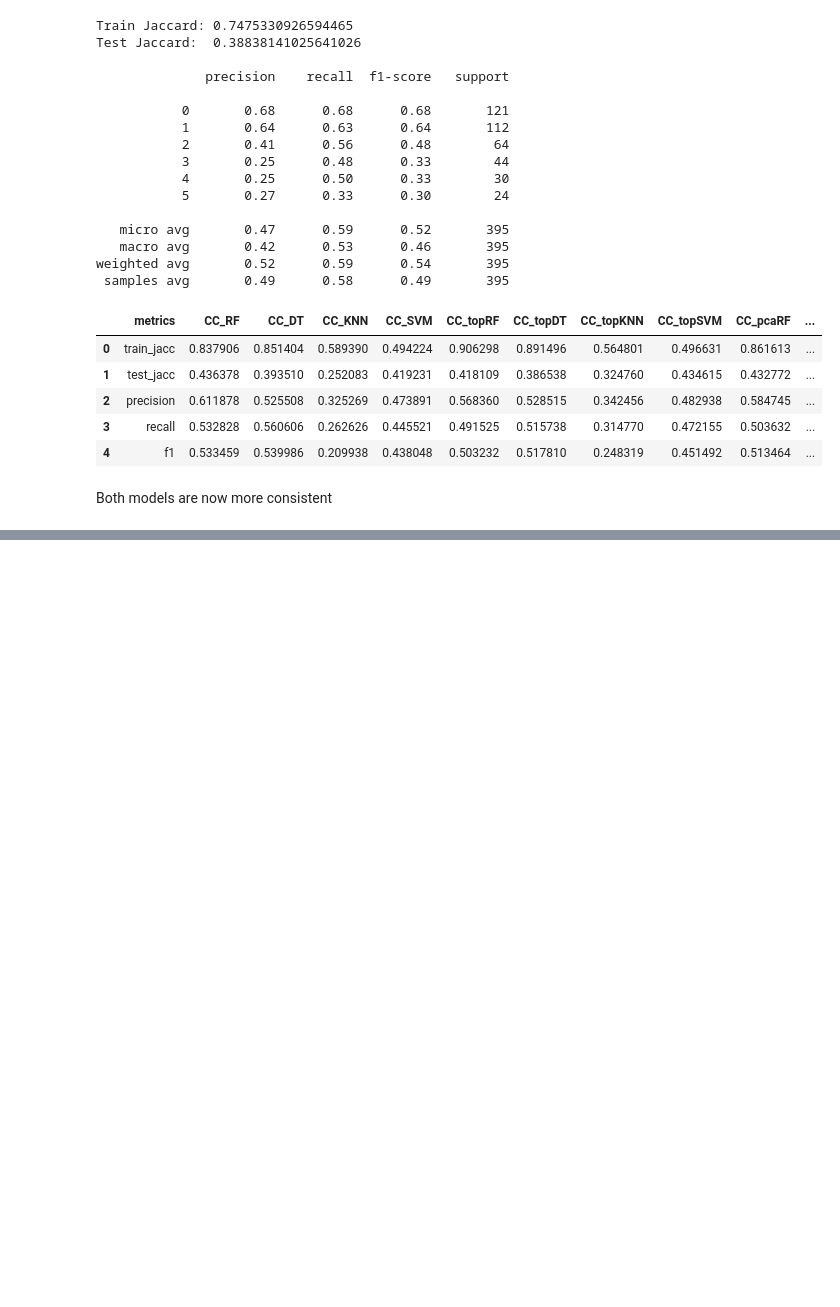
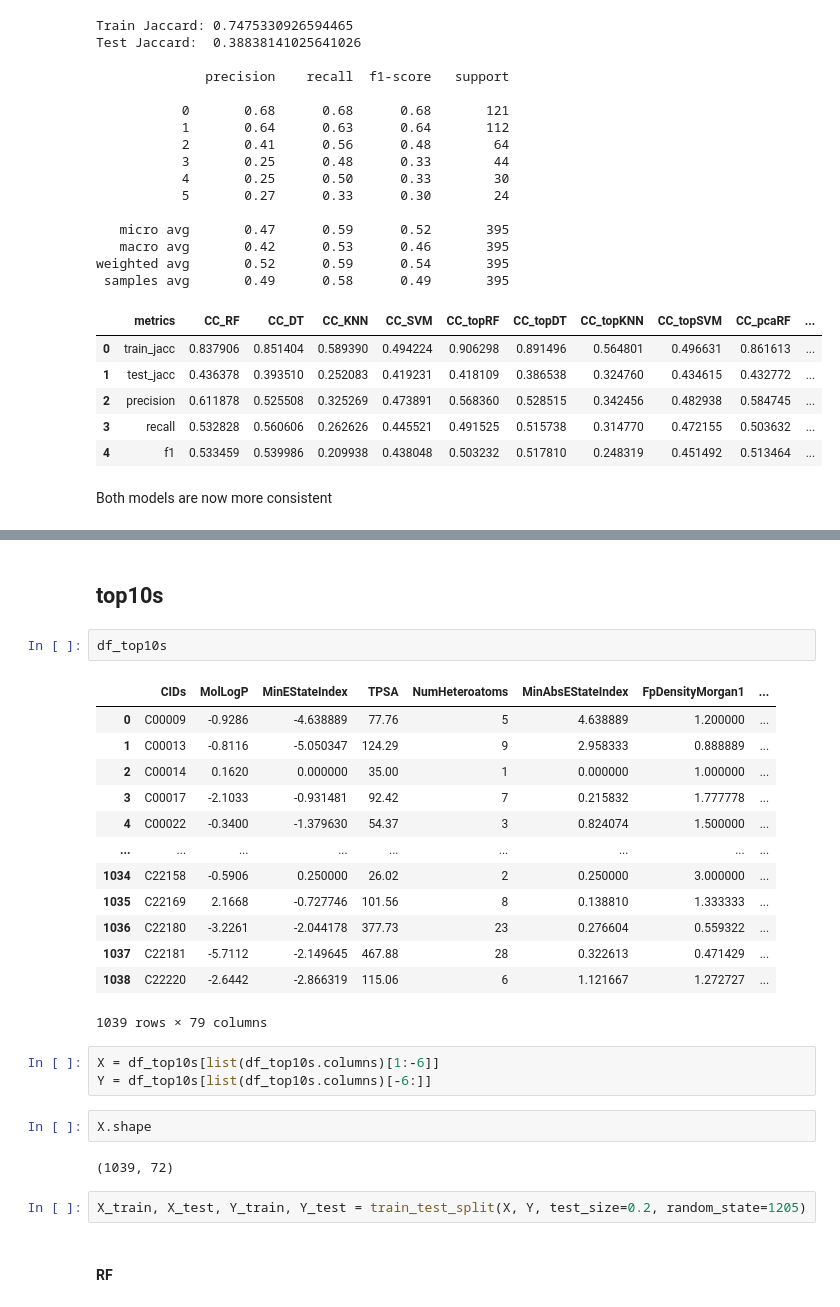
Before and after one commit to alainareeba/BIOL3340_EnzymeClassification, a Jupyter notebook: notebooks/enzymes_classifierchain.ipynb, the cells around one changed output, grey strips where cells are left out. Saved outputs shown, nothing was run; the diff lists cells and outputs as text; blank space fills up the shorter version.

```diff
--- a/notebooks/enzymes_classifierchain.ipynb
+++ b/notebooks/enzymes_classifierchain.ipynb
@@ -1921,0 +2120,29 @@ Both models are now more consistent
+# %% [markdown]
+## top10s
+# %%
+df_top10s
+# %% [output]
+|  | CIDs | MolLogP | MinEStateIndex | TPSA | NumHeteroatoms | MinAbsEStateIndex | FpDensityMorgan1 | ... |
+| 0 | C00009 | -0.9286 | -4.638889 | 77.76 | 5 | 4.638889 | 1.200000 | ... |
+| 1 | C00013 | -0.8116 | -5.050347 | 124.29 | 9 | 2.958333 | 0.888889 | ... |
+| 2 | C00014 | 0.1620 | 0.000000 | 35.00 | 1 | 0.000000 | 1.000000 | ... |
+| 3 | C00017 | -2.1033 | -0.931481 | 92.42 | 7 | 0.215832 | 1.777778 | ... |
+| 4 | C00022 | -0.3400 | -1.379630 | 54.37 | 3 | 0.824074 | 1.500000 | ... |
+| ... | ... | ... | ... | ... | ... | ... | ... | ... |
+| 1034 | C22158 | -0.5906 | 0.250000 | 26.02 | 2 | 0.250000 | 3.000000 | ... |
+| 1035 | C22169 | 2.1668 | -0.727746 | 101.56 | 8 | 0.138810 | 1.333333 | ... |
+| 1036 | C22180 | -3.2261 | -2.044178 | 377.73 | 23 | 0.276604 | 0.559322 | ... |
+| 1037 | C22181 | -5.7112 | -2.149645 | 467.88 | 28 | 0.322613 | 0.471429 | ... |
+| 1038 | C22220 | -2.6442 | -2.866319 | 115.06 | 6 | 1.121667 | 1.272727 | ... |
+1039 rows × 79 columns
+# %%
+X = df_top10s[list(df_top10s.columns)[1:-6]]
+Y = df_top10s[list(df_top10s.columns)[-6:]]
+# %%
+X.shape
+# %% [output]
+(1039, 72)
+# %%
+X_train, X_test, Y_train, Y_test = train_test_split(X, Y, test_size=0.2, random_state=1205)
+# %% [markdown]
+#### RF
```
Also changed, not shown: parts of 14 cells of this notebook.
